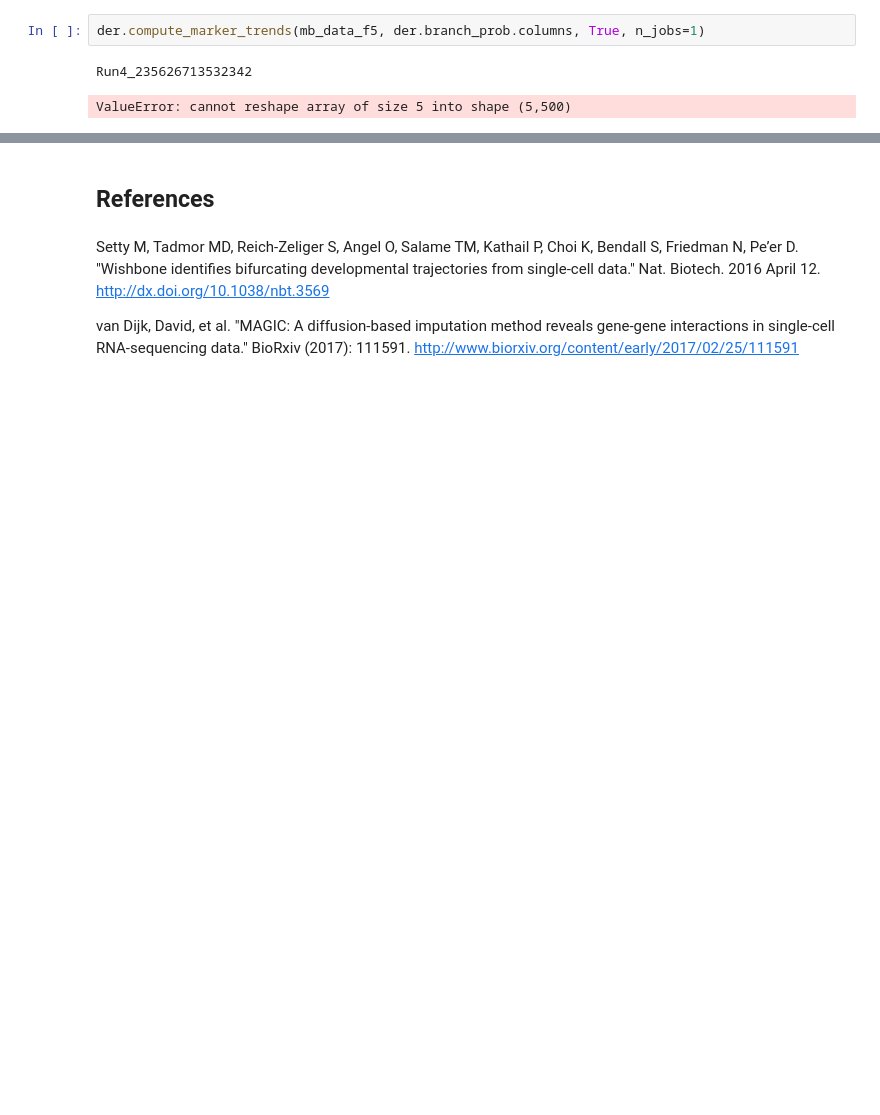
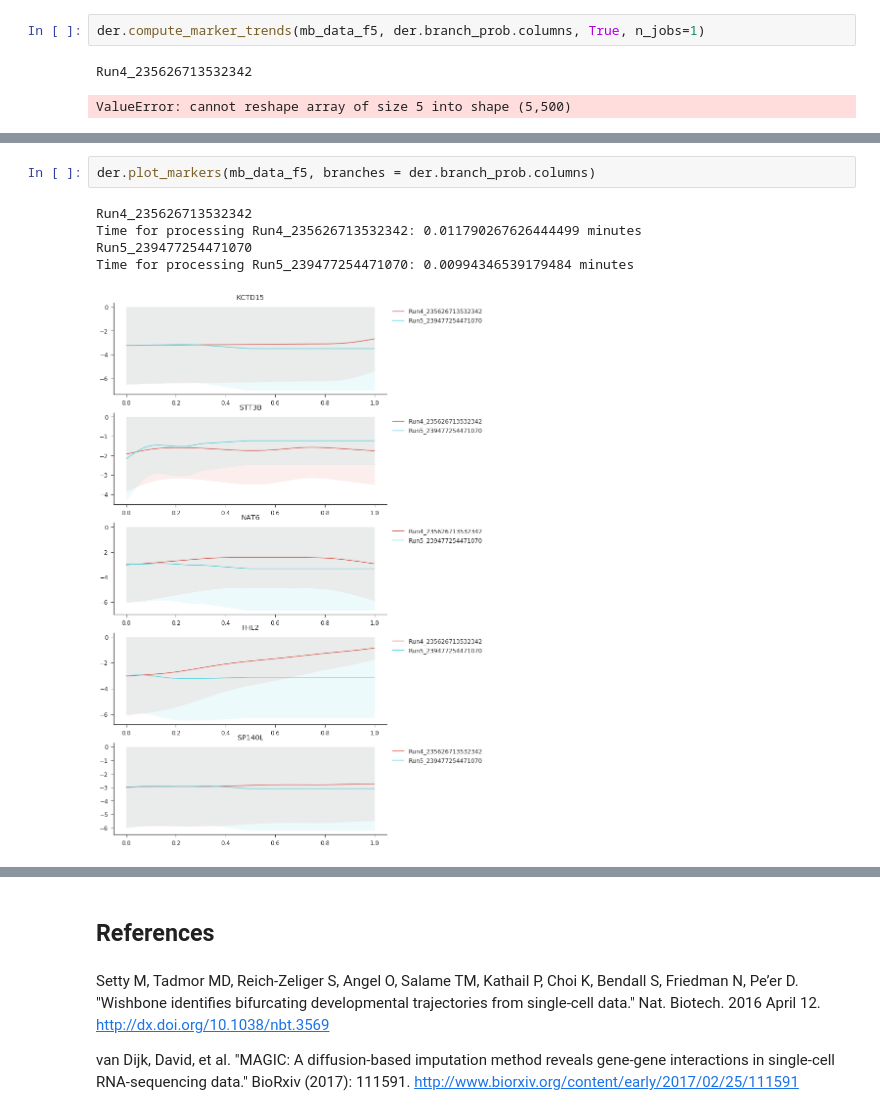
Before and after one commit to helenjin/scanalysis, a Jupyter notebook: notebooks/SCAnalysis.ipynb, the cells around one changed output, grey strips where cells are left out. Cells and saved outputs as stored; diff of their text form; blank space fills up the shorter version.

```diff
--- a/notebooks/SCAnalysis.ipynb
+++ b/notebooks/SCAnalysis.ipynb
@@ -821,0 +809,8 @@ trends = [res1[i][0] for i in range(len(res1))]
+# %%
+der.plot_markers(mb_data_f5, branches = der.branch_prob.columns)
+# %% [output]
+Run4_235626713532342
+Time for processing Run4_235626713532342: 0.011790267626444499 minutes
+Run5_239477254471070
+Time for processing Run5_239477254471070: 0.00994346539179484 minutes
+[figure, added]
```
Also changed, not shown: parts of 34 cells of this notebook, 1 other file.
